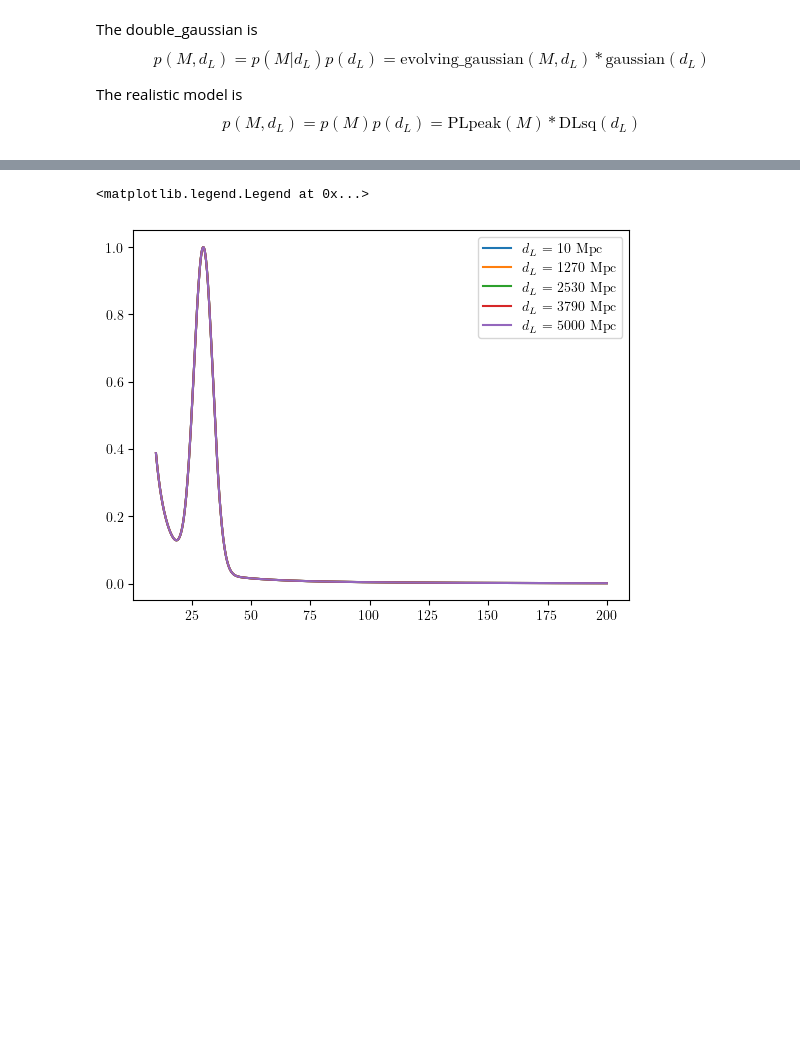
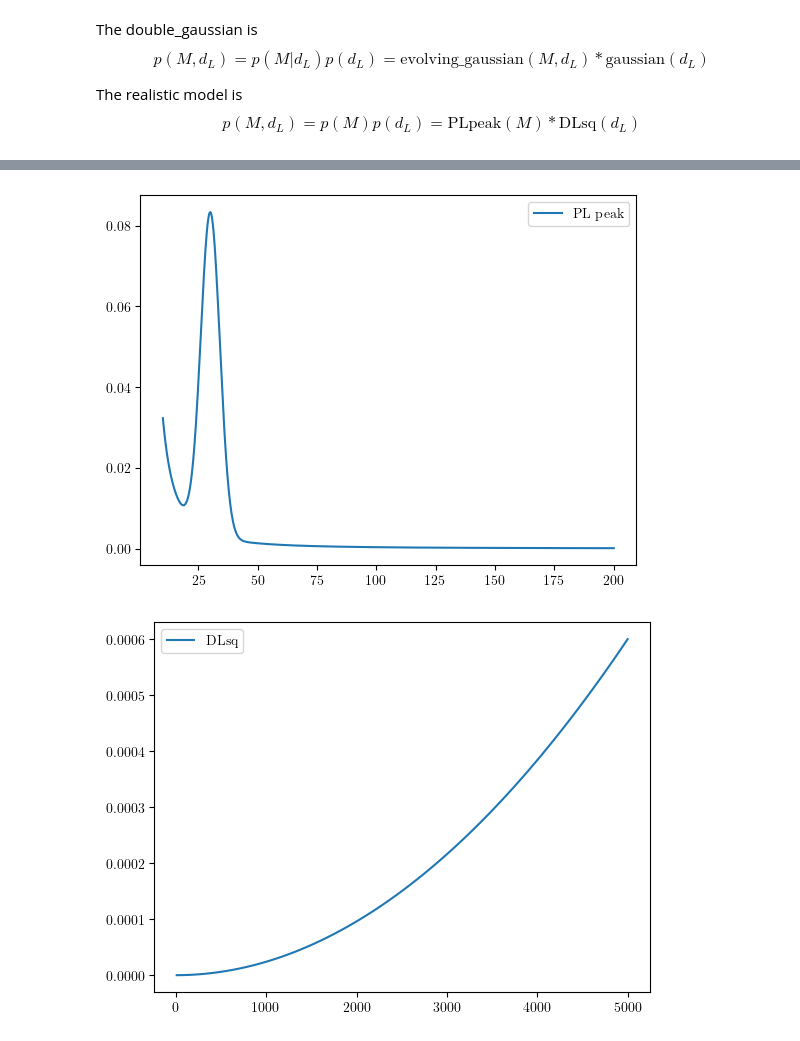
Before and after one commit to thomasckng/population_analysis, a Jupyter notebook: H0_test/plot_distributions.ipynb, the cells around one changed output, grey strips where cells are left out. Drawn from its saved outputs; the diff is of its cells as text; code cells hidden in the pictures; blank space fills up the shorter version.

```diff
--- a/H0_test/plot_distributions.ipynb
+++ b/H0_test/plot_distributions.ipynb
@@ -53,9 +71,10 @@ plt.legend()
-# %%
-for i in [0,25,50,75,99]:
-    prop = np.einsum("ij, j -> ij", PLpeak(m), DLsq(dL))[:,i]
-    y = prop/np.max(prop)
-    plt.plot(m, y, label = "$d_L$ = "+str(f'{dL[i]:.0f}')+" Mpc")
-plt.legend()
-# %% [output]
-<matplotlib.legend.Legend at 0x...>
-[figure, removed]
+# %%
+plt.plot(m, PLpeak(m), label = "PL peak")
+plt.legend()
+plt.show()
+plt.plot(dL, DLsq(dL), label = "DLsq")
+plt.legend()
+plt.show()
+# %% [output]
+[figure, added]
+[figure, added]
```
Also changed, not shown: parts of 3 cells of this notebook.
